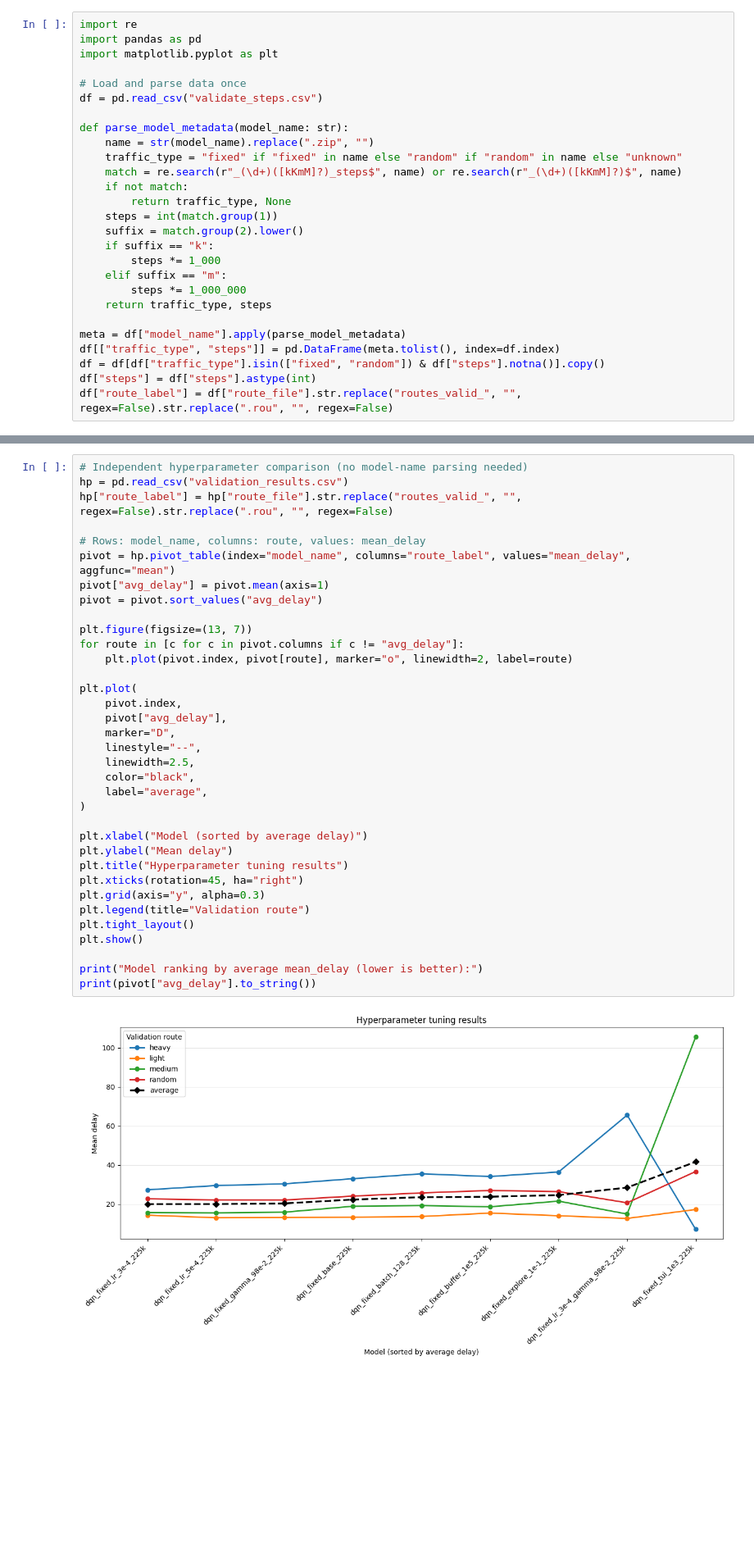
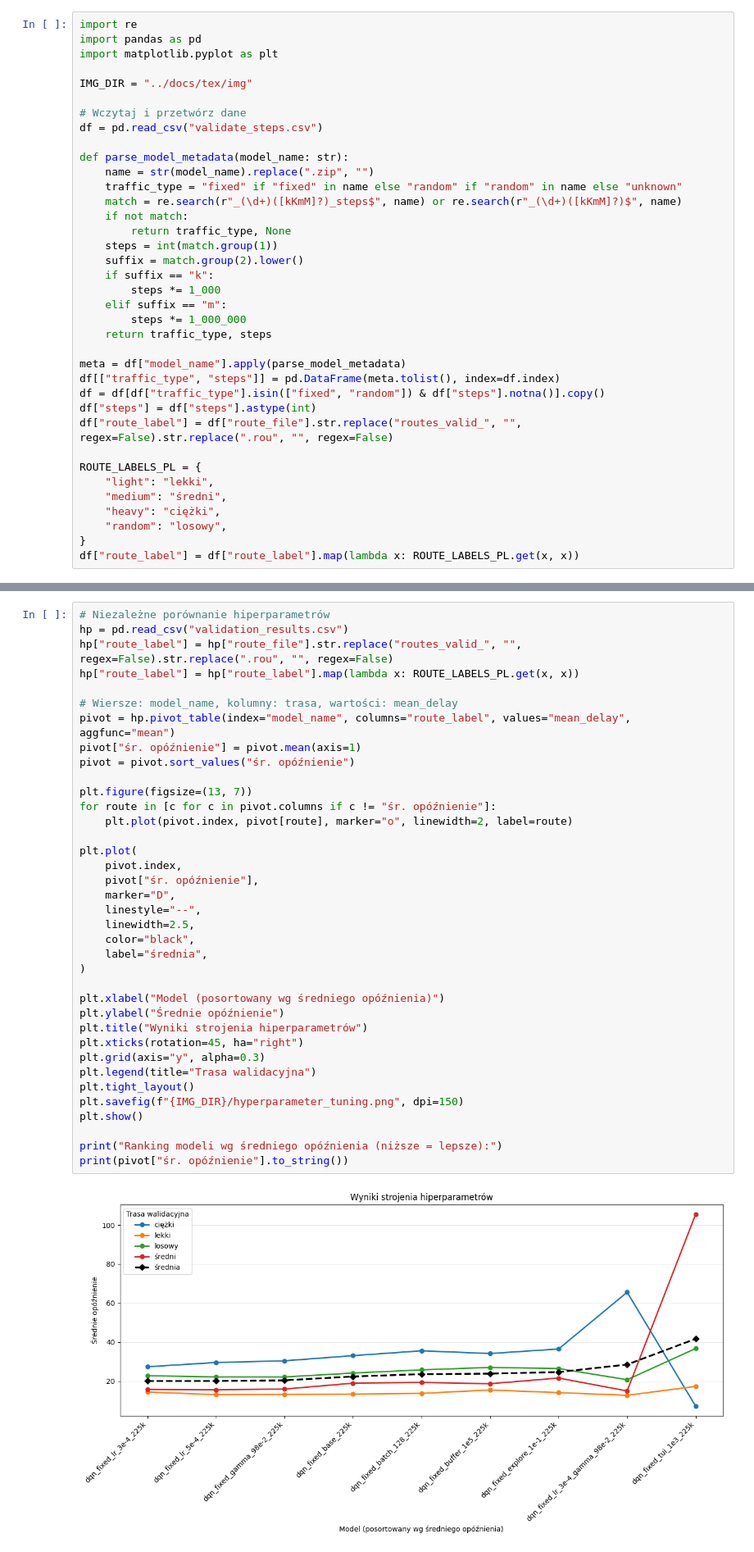
Before and after one commit to Tombiczek/rl-traffic-control-sumo, a Jupyter notebook: data/visualise.ipynb, the cells around one changed output, grey strips where cells are left out. Shown at 82% size. Drawn from its saved outputs; the diff is of its cells as text; blank space fills up the shorter version.

Commit message:
Added needed plots to docs

```diff
--- a/data/visualise.ipynb
+++ b/data/visualise.ipynb
@@ -5,7 +5,9 @@ import re
 import pandas as pd
 import matplotlib.pyplot as plt
 
-# Load and parse data once
+IMG_DIR = "../docs/tex/img"
+
+# Wczytaj i przetwórz dane
 df = pd.read_csv("validate_steps.csv")
 
 def parse_model_metadata(model_name: str):
@@ -27,4 +29,12 @@ df[["traffic_type", "steps"]] = pd.DataFrame(meta.tolist(), index=df.index)
 df = df[df["traffic_type"].isin(["fixed", "random"]) & df["steps"].notna()].copy()
 df["steps"] = df["steps"].astype(int)
 df["route_label"] = df["route_file"].str.replace("routes_valid_", "", regex=False).str.replace(".rou", "", regex=False)
+
+ROUTE_LABELS_PL = {
+    "light": "lekki",
+    "medium": "średni",
+    "heavy": "ciężki",
+    "random": "losowy",
+}
+df["route_label"] = df["route_label"].map(lambda x: ROUTE_LABELS_PL.get(x, x))
 # %%
@@ -125,37 +137,39 @@ dqn_random_300000_steps 300000   51.959899            -0.534056
 # %%
-# Independent hyperparameter comparison (no model-name parsing needed)
+# Niezależne porównanie hiperparametrów
 hp = pd.read_csv("validation_results.csv")
 hp["route_label"] = hp["route_file"].str.replace("routes_valid_", "", regex=False).str.replace(".rou", "", regex=False)
+hp["route_label"] = hp["route_label"].map(lambda x: ROUTE_LABELS_PL.get(x, x))
 
-# Rows: model_name, columns: route, values: mean_delay
+# Wiersze: model_name, kolumny: trasa, wartości: mean_delay
 pivot = hp.pivot_table(index="model_name", columns="route_label", values="mean_delay", aggfunc="mean")
-pivot["avg_delay"] = pivot.mean(axis=1)
-pivot = pivot.sort_values("avg_delay")
+pivot["śr. opóźnienie"] = pivot.mean(axis=1)
+pivot = pivot.sort_values("śr. opóźnienie")
 
 plt.figure(figsize=(13, 7))
-for route in [c for c in pivot.columns if c != "avg_delay"]:
+for route in [c for c in pivot.columns if c != "śr. opóźnienie"]:
     plt.plot(pivot.index, pivot[route], marker="o", linewidth=2, label=route)
 
 plt.plot(
     pivot.index,
-    pivot["avg_delay"],
+    pivot["śr. opóźnienie"],
     marker="D",
     linestyle="--",
     linewidth=2.5,
     color="black",
-    label="average",
+    label="średnia",
 )
 
-plt.xlabel("Model (sorted by average delay)")
-plt.ylabel("Mean delay")
-plt.title("Hyperparameter tuning results")
+plt.xlabel("Model (posortowany wg średniego opóźnienia)")
+plt.ylabel("Średnie opóźnienie")
+plt.title("Wyniki strojenia hiperparametrów")
 plt.xticks(rotation=45, ha="right")
 plt.grid(axis="y", alpha=0.3)
-plt.legend(title="Validation route")
+plt.legend(title="Trasa walidacyjna")
 plt.tight_layout()
+plt.savefig(f"{IMG_DIR}/hyperparameter_tuning.png", dpi=150)
 plt.show()
 
-print("Model ranking by average mean_delay (lower is better):")
-print(pivot["avg_delay"].to_string())
+print("Ranking modeli wg średniego opóźnienia (niższe = lepsze):")
+print(pivot["śr. opóźnienie"].to_string())
 # %% [output]
-[figure, old version]
+[figure, new version]
```
Also changed, not shown: parts of 8 cells of this notebook, 11 other files.
